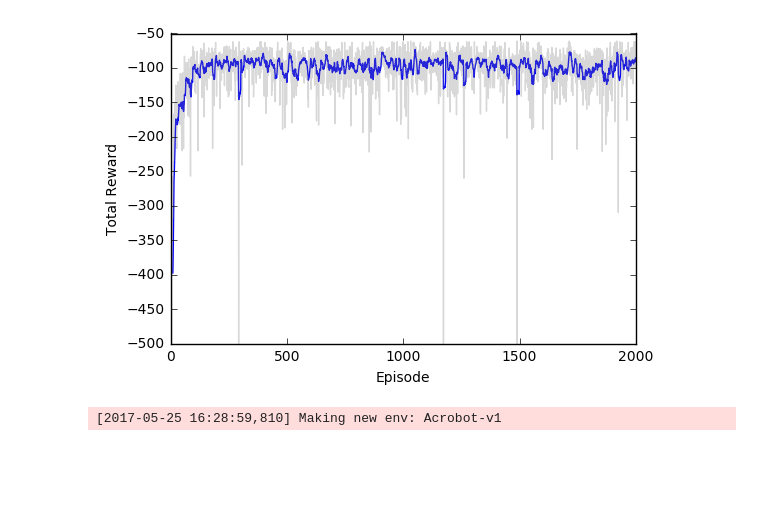
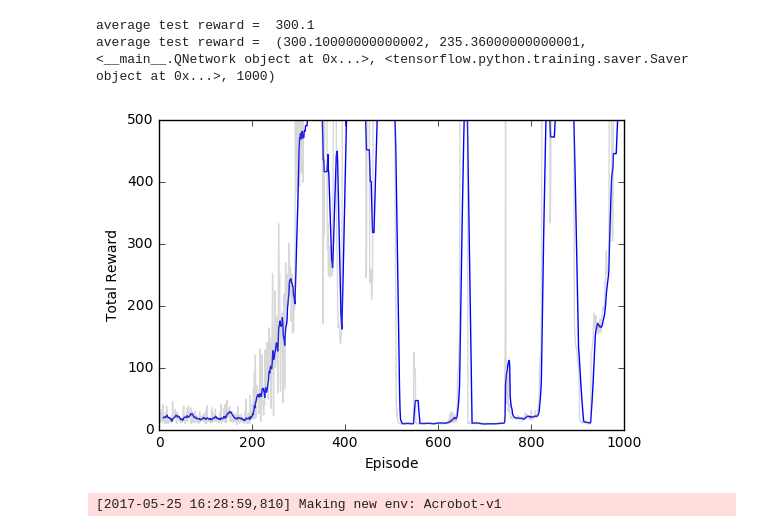
Before and after one commit to drburke/tensorflow, a Jupyter notebook: PredictObsCartpole-V0/PredictObsCartpole-v0.ipynb, the cells around one changed output. Saved outputs shown, nothing was run; the diff lists cells and outputs as text; code cells hidden in the pictures; blank space fills up the shorter version.

Commit message:
acrobot doing ok.  added predictObsCartpole v0

```diff
--- a/PredictObsCartpole-V0/PredictObsCartpole-v0.ipynb
+++ b/PredictObsCartpole-V0/PredictObsCartpole-v0.ipynb
@@ -133,12 +164,18 @@ def running_mean(x, N):
 # %%
-def initialize_memory_rand_states(memory_size=1000,pretrain_length=20):
+def initialize_memory_rand_states(memory_size=1000,pretrain_length=32):
+
     # Initialize the simulation
-    state = env.reset()
+    # Make a random action
+    env.reset()
+    action = env.action_space.sample()
+    state, reward, done, _ = env.step(action)
+    state = normalize_state(state)
 
     memory = Memory(max_size=memory_size)
 
     # Make a bunch of random actions and store the experiences
-    for ii in range(pretrain_length):
+    ii = 0
+    while ii < pretrain_length or not done:
 
         # Make a random action
         action = env.action_space.sample()
@@ -147,17 +184,21 @@ def initialize_memory_rand_states(memory_size=1000,pretrain_length=20):
         if done:
             # The simulation fails so no next state
             next_state = np.zeros(state.shape)
+
             # Add experience to memory
             memory.add((state, action, reward, next_state))
 
             # Start new episode
             state = env.reset()
+            state = normalize_state(state)
 
         else:
             # Add experience to memory
             memory.add((state, action, reward, next_state))
             state = next_state
 
+        ii = ii + 1
+
     return memory
 # %%
 def train_q_network(train_episodes=500,\
@@ -180,6 +221,7 @@ def train_q_network(train_episodes=500,\
     memory = initialize_memory_rand_states(memory_size=memory_size,pretrain_length=batch_size)
 
     state = env.reset()
+    state = normalize_state(state)
 
     # Now train with experiences
     saver = tf.train.Saver()
@@ -213,6 +255,7 @@ def train_q_network(train_episodes=500,\
 
                 # Take action, get new state and reward
                 next_state, reward, done, _ = env.step(action)
+                next_state = normalize_state(next_state)
 
                 total_reward += reward
 
@@ -226,6 +269,7 @@ def train_q_network(train_episodes=500,\
                     # Add experience to memory
                     memory.add((state, action, reward, next_state))
                     state = env.reset()
+                    state = normalize_state(state)
                 else:
                     # Add experience to memory
                     memory.add((state, action, reward, next_state))
@@ -240,11 +284,12 @@ def train_q_network(train_episodes=500,\
                 next_states = np.array([each[3] for each in batch])
 
                 # Train network
+
                 target_Qs = sess.run(mainQN.output, feed_dict={mainQN.inputs_: next_states})
 
                 # Set target_Qs to 0 for states where episode ends
                 episode_ends = (next_states == np.zeros(states[0].shape)).all(axis=1)
-                target_Qs[episode_ends] = (0, 0, 0)
+                target_Qs[episode_ends] = (0, 0)
 
                 targets = rewards + gamma * np.max(target_Qs, axis=1)
 
@@ -253,6 +298,11 @@ def train_q_network(train_episodes=500,\
                                                mainQN.targetQs_: targets,
                                                mainQN.actions_: actions})
 
+                pred_loss, _ = sess.run([mainQN.prediction_loss, mainQN.pred_opt],
+                                       feed_dict={mainQN.inputs_: states,
+                                                mainQN.actions_: actions,
+                                                mainQN.next_state_: next_states})
+
             rewards_list.append((ep, total_reward))
             runningMean = np.mean(steps_list[-100:])
             if verbose:
@@ -260,14 +310,15 @@ def train_q_network(train_episodes=500,\
                 print('Episode: {}'.format(ep),
                       'Total reward: {}'.format(total_reward),
                       'Training loss: {:.4f}'.format(loss),
+                      'Prediction loss: {:.4f}'.format(pred_loss),
                       'Explore P: {:.4f}'.format(explore_p),
                       'RunMean : {:.4f}'.format(runningMean))
 
 
 
-            if runningMean > -80.:
-                saver.save(sess, "checkpoints/cartpole.ckpt")
-                return rewards_list, mainQN, saver
+#             if runningMean > -80.:
+#                 saver.save(sess, "checkpoints/cartpole.ckpt")
+#                 return rewards_list, mainQN, saver, runningMean
 
         saver.save(sess, "checkpoints/cartpole.ckpt")
         return rewards_list, mainQN, saver, runningMean
@@ -368,16 +419,19 @@ def test_and_train_qnetwork(train_episodes=1000,\
 
     return avg_test_rewards, runMean, mainQN, saver, len(rewards_list)
 # %%
+env = gym.make('CartPole-v1')
+state = env.reset()
 # test implementation
-average_rewards = test_and_train_qnetwork(train_episodes=2000, verbose=True,\
+average_rewards = test_and_train_qnetwork(train_episodes=1000, verbose=True,\
                                          gamma=0.99,\
                                          decay_rate=0.0001,\
                                          explore_start=1.0,\
                                          explore_stop=0.01,\
-                                         hidden_size=64,\
+                                         hidden_size=128,\
                                          hidden_layers=2,\
                                          learning_rate=0.0001,\
-                                         batch_size=64,\
+                                         batch_size=32,\
                                          alpha=0.1)
 print('average test reward = ', average_rewards)
+env.close()
 # %% [output]
@@ -403,4 +457,6 @@ NameError: name 'max_test_rewards' is not defined
+average test reward =  300.1
+average test reward =  (300.10000000000002, 235.36000000000001, <__main__.QNetwork object at 0x...>, <tensorflow.python.training.saver.Saver object at 0x...>, 1000)
-[figure, old version]
+[figure, new version]
 # %%
 train_eps = 2000
 verb = False
```
Also changed, not shown: parts of 5 cells of this notebook, 2 other files.
